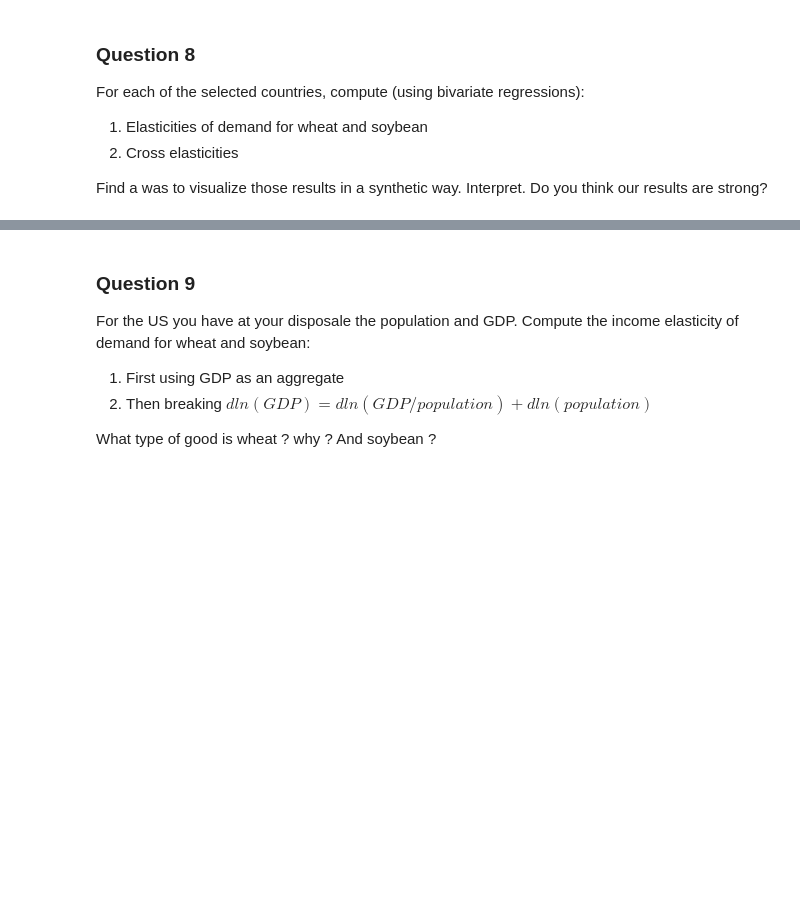
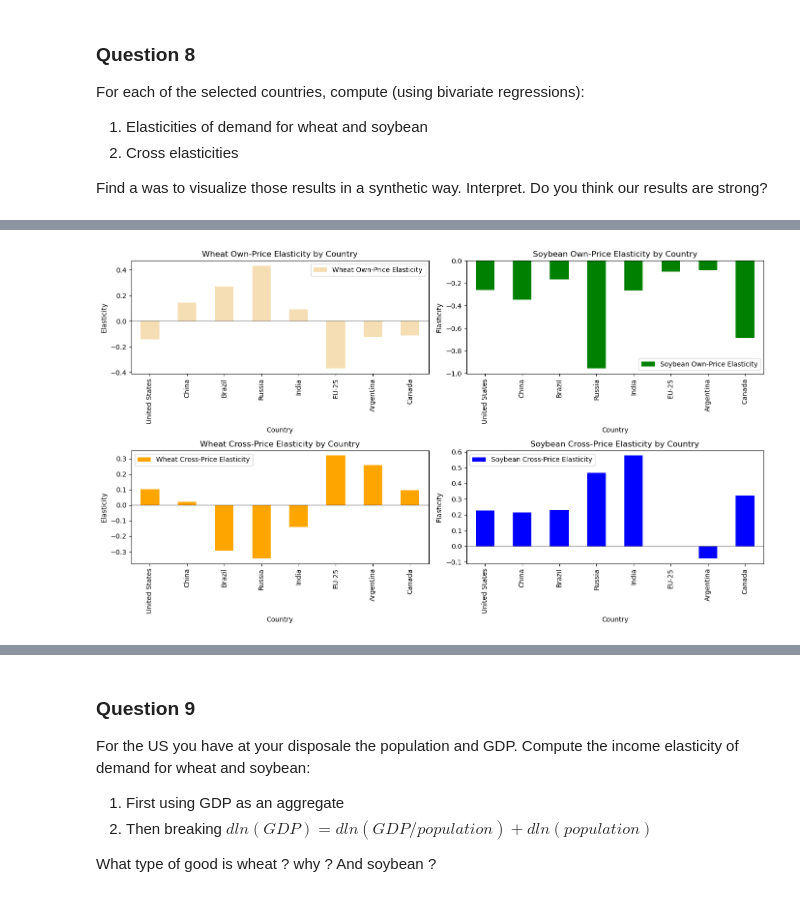
Before and after one commit to thomasmazouzi/Commodities, a Jupyter notebook: Final Version.ipynb, the cells around one changed output, grey strips where cells are left out. Saved outputs shown, nothing was run; the diff lists cells and outputs as text; code cells hidden in the pictures; blank space fills up the shorter version.

```diff
--- a/Final Version.ipynb
+++ b/Final Version.ipynb
@@ -678,0 +780,83 @@ Interpret. Do you think our results are strong?
+# %%
+# Visualize the elasticity results across countries
+plt.figure(figsize=(14, 8))
+
+# Create subplots for different elasticity types
+plt.subplot(2, 2, 1)
+elasticity_results.plot(x='Country', y='Wheat Own-Price Elasticity', kind='bar', ax=plt.gca(), color='wheat')
+plt.title('Wheat Own-Price Elasticity by Country')
+plt.axhline(y=0, color='black', linestyle='-', alpha=0.3)
+plt.ylabel('Elasticity')
+plt.xticks(rotation=90)
+
+plt.subplot(2, 2, 2)
+elasticity_results.plot(x='Country', y='Soybean Own-Price Elasticity', kind='bar', ax=plt.gca(), color='green')
+plt.title('Soybean Own-Price Elasticity by Country')
+plt.axhline(y=0, color='black', linestyle='-', alpha=0.3)
+plt.ylabel('Elasticity')
+plt.xticks(rotation=90)
+
+plt.subplot(2, 2, 3)
+elasticity_results.plot(x='Country', y='Wheat Cross-Price Elasticity', kind='bar', ax=plt.gca(), color='orange')
+plt.title('Wheat Cross-Price Elasticity by Country')
+plt.axhline(y=0, color='black', linestyle='-', alpha=0.3)
+plt.ylabel('Elasticity')
+plt.xticks(rotation=90)
+
+plt.subplot(2, 2, 4)
+elasticity_results.plot(x='Country', y='Soybean Cross-Price Elasticity', kind='bar', ax=plt.gca(), color='blue')
+plt.title('Soybean Cross-Price Elasticity by Country')
+plt.axhline(y=0, color='black', linestyle='-', alpha=0.3)
+plt.ylabel('Elasticity')
+plt.xticks(rotation=90)
+
+plt.tight_layout()
+plt.show()
+
+# Create a heatmap showing R-squared values for all models
+plt.figure(figsize=(10, 6))
+r2_data = elasticity_results[['Country', 'Wheat R²', 'Soybean R²']].set_index('Country')
+sns.heatmap(r2_data, annot=True, cmap='YlGnBu', fmt='.2f')
+plt.title('R-squared Values for Wheat and Soybean Models by Country')
+plt.tight_layout()
+plt.show()
+
+# Create a visual to show the relationship characterization
+relationship_counts = elasticity_results['Wheat-Soy Relationship'].value_counts()
+plt.figure(figsize=(10, 6))
+relationship_counts.plot(kind='bar', color='purple')
+plt.title('Wheat-Soybean Market Relationship Across Countries')
+plt.xlabel('Relationship Type')
+plt.ylabel('Number of Countries')
+plt.grid(axis='y', alpha=0.3)
+plt.tight_layout()
+plt.show()
+
+# Interpretation of elasticity results
+print("\nInterpretation of Multi-Country Elasticity Analysis:")
+print("1. Own-Price Elasticities:")
+own_price_wheat_avg = elasticity_results['Wheat Own-Price Elasticity'].mean()
+own_price_soy_avg = elasticity_results['Soybean Own-Price Elasticity'].mean()
+print(f"   - Average wheat own-price elasticity across countries: {own_price_wheat_avg:.4f}")
+print(f"   - Average soybean own-price elasticity across countries: {own_price_soy_avg:.4f}")
+if abs(own_price_wheat_avg) < abs(own_price_soy_avg):
+    print("   - Wheat demand appears less elastic than soybean demand across countries on average")
+else:
+    print("   - Soybean demand appears less elastic than wheat demand across countries on average")
+
+print("\n2. Cross-Price Elasticities:")
+positive_cross = (elasticity_results['Wheat Cross-Price Elasticity'] > 0).sum()
+total_valid = elasticity_results['Wheat Cross-Price Elasticity'].notna().sum()
+print(f"   - {positive_cross} out of {total_valid} countries show a substitution relationship")
+print(f"   - {total_valid - positive_cross} out of {total_valid} countries show a complementary relationship")
+
+print("\n3. Model Strength Assessment:")
+print(f"   - Average R² for wheat models: {elasticity_results['Wheat R²'].mean():.4f}")
+print(f"   - Average R² for soybean models: {elasticity_results['Soybean R²'].mean():.4f}")
+if elasticity_results['Wheat R²'].mean() < 0.3 and elasticity_results['Soybean R²'].mean() < 0.3:
+    print("   - The models generally show low explanatory power, suggesting that")
+    print("     price elasticity alone may not be sufficient to explain demand patterns")
+    print("     across countries. Other factors like income, dietary preferences,")
+    print("     agricultural policies, and trade agreements likely play significant roles.")
+# %% [output]
+[figure, added]
```
Also changed, not shown: parts of 12 cells of this notebook, 1 other file.
